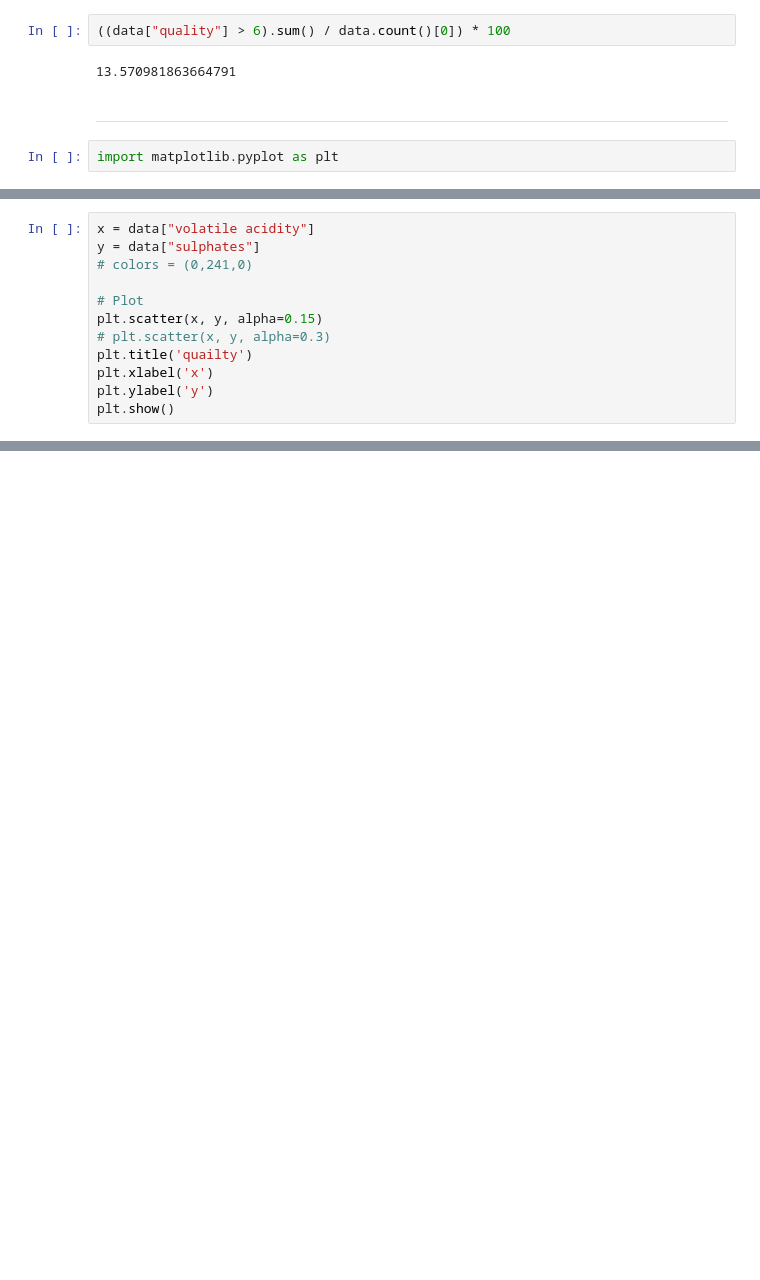
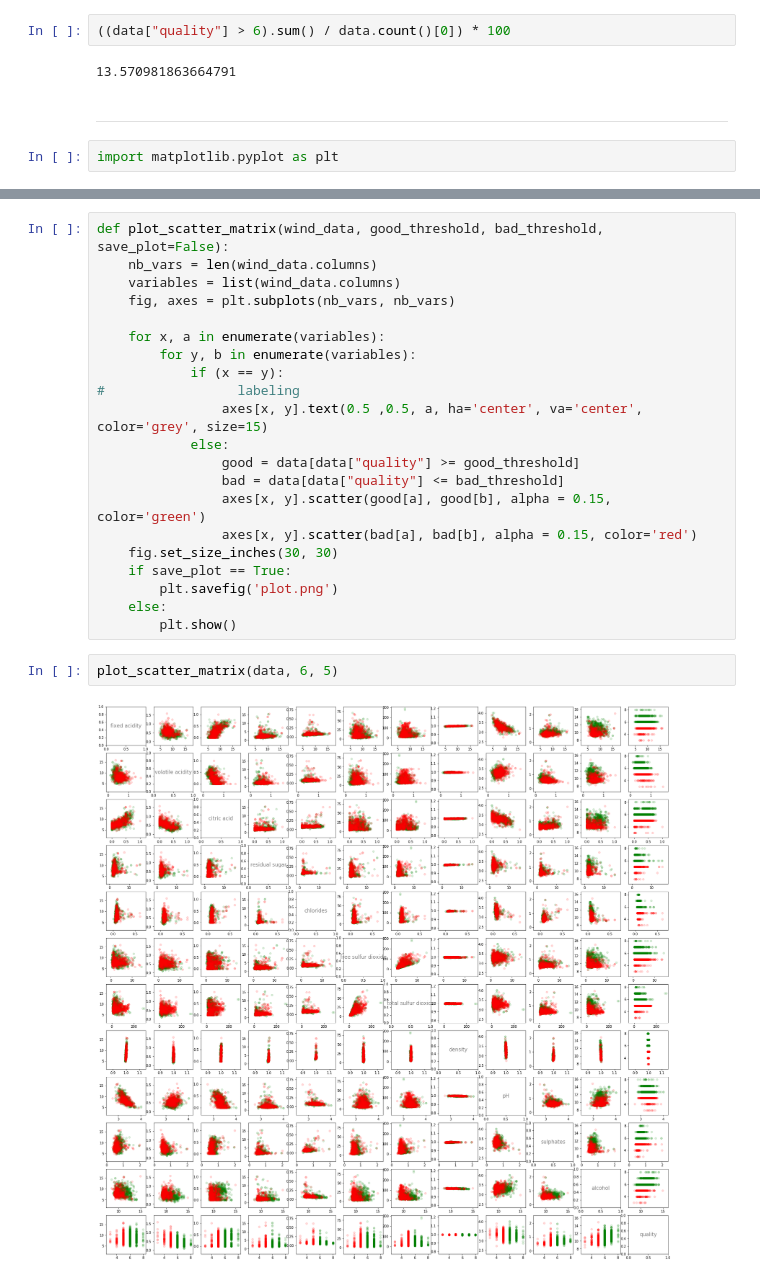
Before and after one commit to naamoonoo/ft_sommelier, a Jupyter notebook: ft_sommelier.ipynb, the cells around one changed output, grey strips where cells are left out. Cells and saved outputs as stored; diff of their text form; blank space fills up the shorter version.

Commit message:
v1.Exploring the green reds

```diff
--- a/ft_sommelier.ipynb
+++ b/ft_sommelier.ipynb
@@ -107,12 +78,0 @@ for a in data:
-# %%
-x = data["volatile acidity"]
-y = data["sulphates"]
-# colors = (0,241,0)
-
-# Plot
-plt.scatter(x, y, alpha=0.15)
-# plt.scatter(x, y, alpha=0.3)
-plt.title('quailty')
-plt.xlabel('x')
-plt.ylabel('y')
-plt.show()
@@ -122,0 +94,25 @@ def plot_scatter_matrix(wind_data, good_threshold, bad_threshold, save_plot=Fals
+# %%
+def plot_scatter_matrix(wind_data, good_threshold, bad_threshold, save_plot=False):
+    nb_vars = len(wind_data.columns)
+    variables = list(wind_data.columns)
+    fig, axes = plt.subplots(nb_vars, nb_vars)
+
+    for x, a in enumerate(variables):
+        for y, b in enumerate(variables):
+            if (x == y):
+#                 labeling
+                axes[x, y].text(0.5 ,0.5, a, ha='center', va='center', color='grey', size=15)
+            else:
+                good = data[data["quality"] >= good_threshold]
+                bad = data[data["quality"] <= bad_threshold]
+                axes[x, y].scatter(good[a], good[b], alpha = 0.15, color='green')
+                axes[x, y].scatter(bad[a], bad[b], alpha = 0.15, color='red')
+    fig.set_size_inches(30, 30)
+    if save_plot == True:
+        plt.savefig('plot.png')
+    else:
+        plt.show()
+# %%
+plot_scatter_matrix(data, 6, 5)
+# %% [output]
+[figure, added]
```
Also changed, not shown: parts of 6 cells of this notebook, 1 other file.
